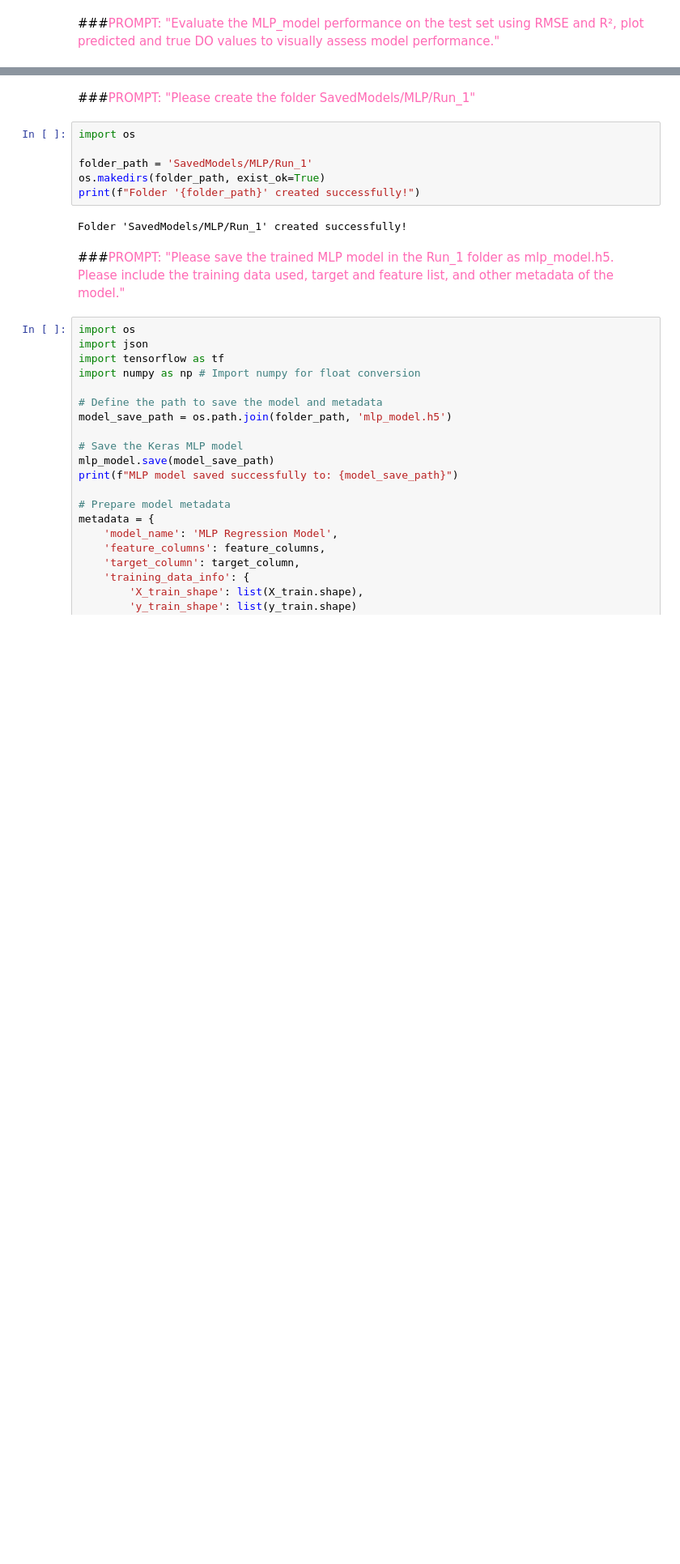
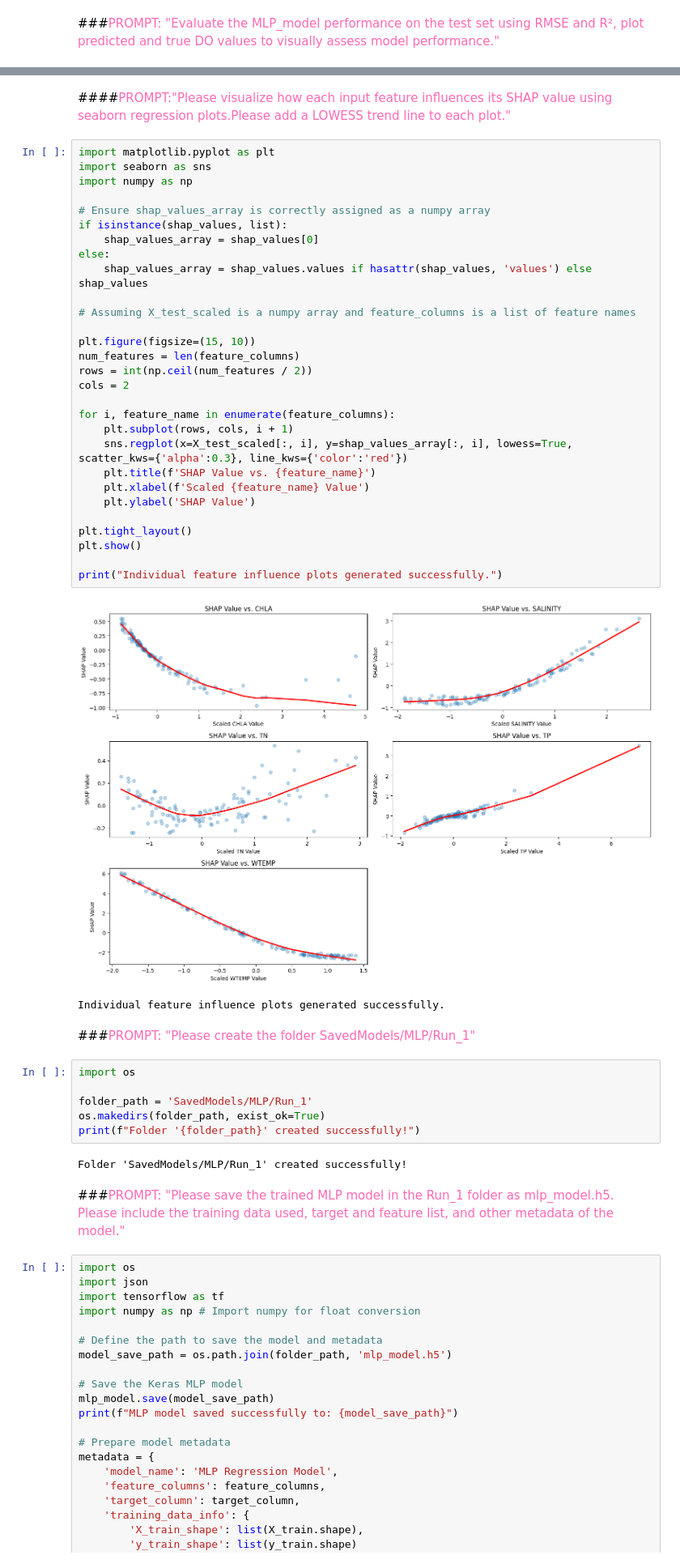
Before and after one commit to CGC-UMCES/WORKSHOP-Intro-ML-Predict-DO, a Jupyter notebook: Cheat-Step3-Train-Model-MLP-Tutorial.ipynb, the cells around one changed output, grey strips where cells are left out. Shown at 81% size. Saved outputs shown, nothing was run; the diff lists cells and outputs as text; blank space fills up the shorter version.

```diff
--- a/Cheat-Step3-Train-Model-MLP-Tutorial.ipynb
+++ b/Cheat-Step3-Train-Model-MLP-Tutorial.ipynb
@@ -195,3 +298,37 @@ Please show the average absolute contribution of each feature to the model predi
+# %% [markdown]
+####<font color="#FF69B4">PROMPT:"Please visualize how each input feature influences its SHAP value using seaborn regression plots.Please add a LOWESS trend line to each plot."
+# %%
+import matplotlib.pyplot as plt
+import seaborn as sns
+import numpy as np
+
+# Ensure shap_values_array is correctly assigned as a numpy array
+if isinstance(shap_values, list):
+    shap_values_array = shap_values[0]
+else:
+    shap_values_array = shap_values.values if hasattr(shap_values, 'values') else shap_values
+
+# Assuming X_test_scaled is a numpy array and feature_columns is a list of feature names
+
+plt.figure(figsize=(15, 10))
+num_features = len(feature_columns)
+rows = int(np.ceil(num_features / 2))
+cols = 2
+
+for i, feature_name in enumerate(feature_columns):
+    plt.subplot(rows, cols, i + 1)
+    sns.regplot(x=X_test_scaled[:, i], y=shap_values_array[:, i], lowess=True, scatter_kws={'alpha':0.3}, line_kws={'color':'red'})
+    plt.title(f'SHAP Value vs. {feature_name}')
+    plt.xlabel(f'Scaled {feature_name} Value')
+    plt.ylabel('SHAP Value')
+
+plt.tight_layout()
+plt.show()
+
+print("Individual feature influence plots generated successfully.")
+# %% [output]
+[figure, added]
+Individual feature influence plots generated successfully.
 # %% [markdown]
 ###<font color="#FF69B4">PROMPT: "Please create the folder SavedModels/MLP/Run_1"
 # %%
```
Also changed, not shown: parts of 6 cells of this notebook, 1 other file.
